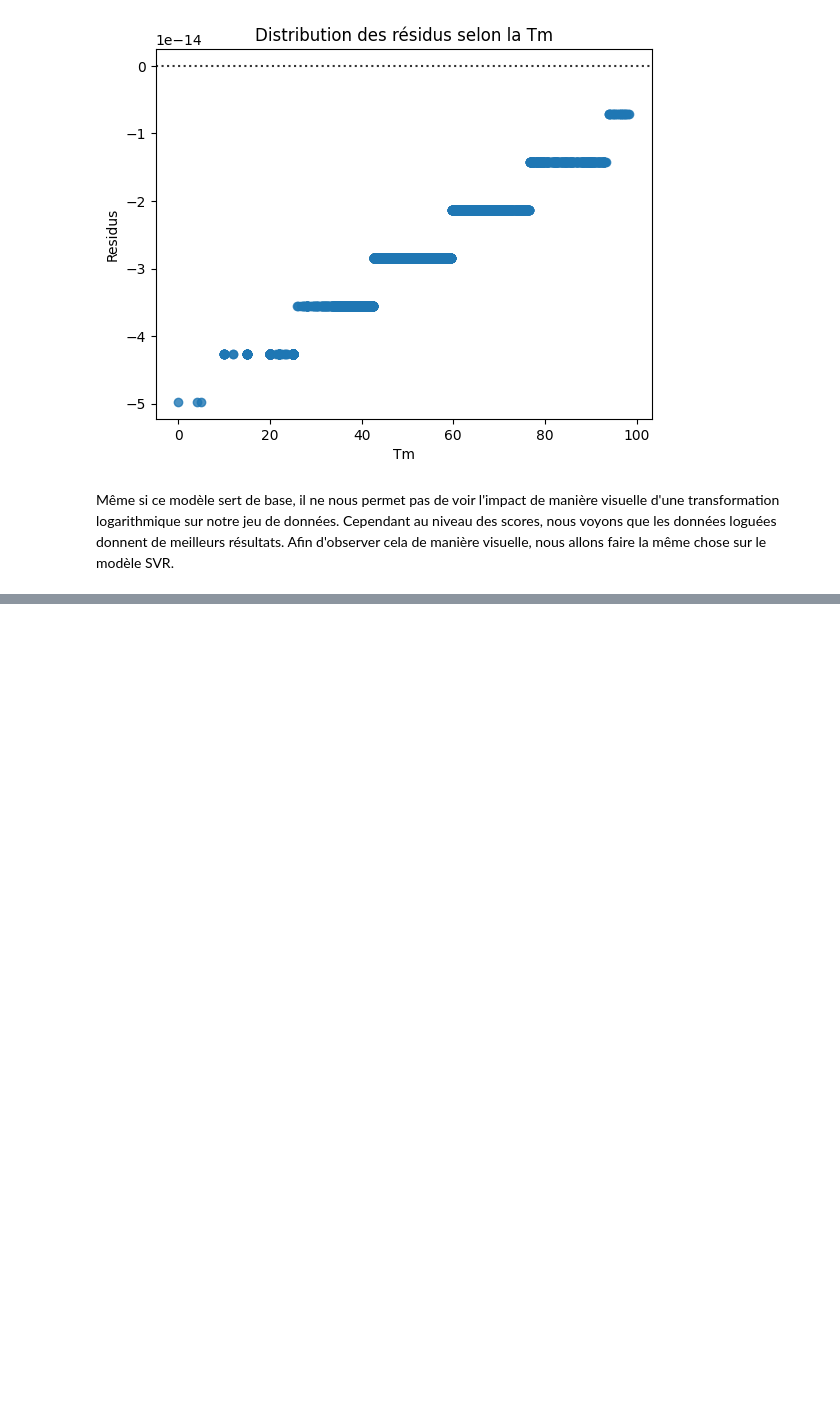
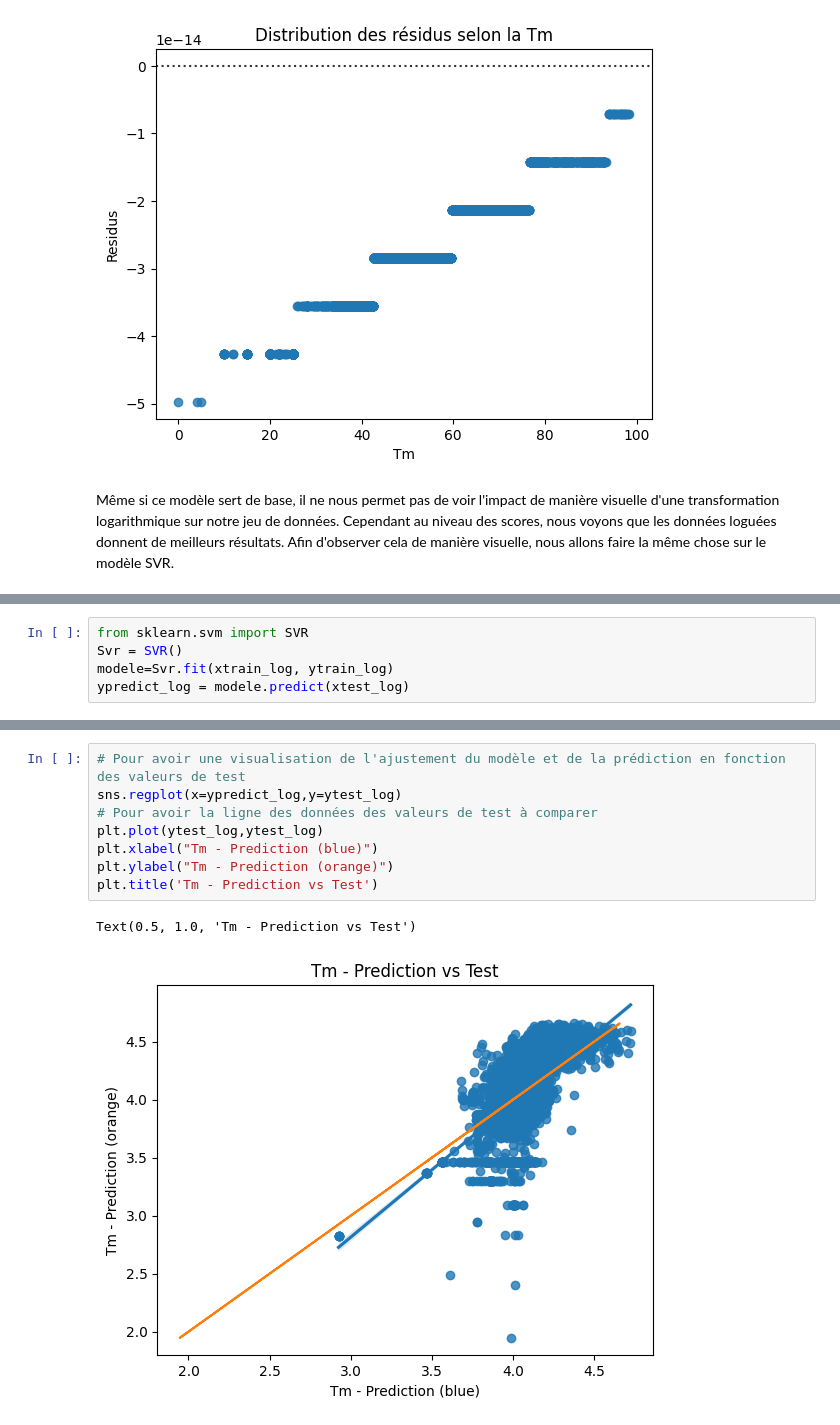
Before and after one commit to Azepel/Prediction-de-la-stabilite-de-differentes-enzymes, a Jupyter notebook: Predict_enz_nettoyage.ipynb, the cells around one changed output, grey strips where cells are left out. Drawn from its saved outputs; the diff is of its cells as text; blank space fills up the shorter version.

```diff
--- a/Predict_enz_nettoyage.ipynb
+++ b/Predict_enz_nettoyage.ipynb
@@ -713,0 +718,5 @@ Même si ce modèle sert de base, il ne nous permet pas de voir l'impact de mani
+# %%
+from sklearn.svm import SVR
+Svr = SVR()
+modele=Svr.fit(xtrain_log, ytrain_log)
+ypredict_log = modele.predict(xtest_log)
@@ -713,0 +737,11 @@ Même si ce modèle sert de base, il ne nous permet pas de voir l'impact de mani
+# %%
+# Pour avoir une visualisation de l'ajustement du modèle et de la prédiction en fonction des valeurs de test
+sns.regplot(x=ypredict_log,y=ytest_log)
+# Pour avoir la ligne des données des valeurs de test à comparer
+plt.plot(ytest_log,ytest_log)
+plt.xlabel("Tm - Prediction (blue)")
+plt.ylabel("Tm - Prediction (orange)")
+plt.title('Tm - Prediction vs Test')
+# %% [output]
+Text(0.5, 1.0, 'Tm - Prediction vs Test')
+[figure, added]
```
Also changed, not shown: parts of 10 cells of this notebook.
